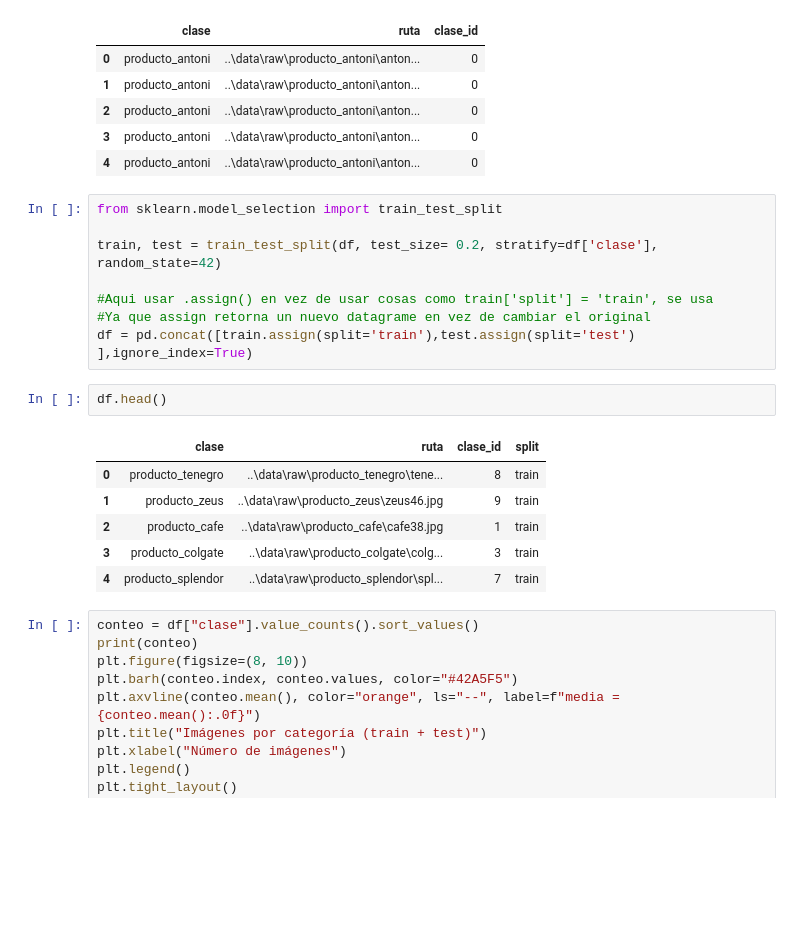
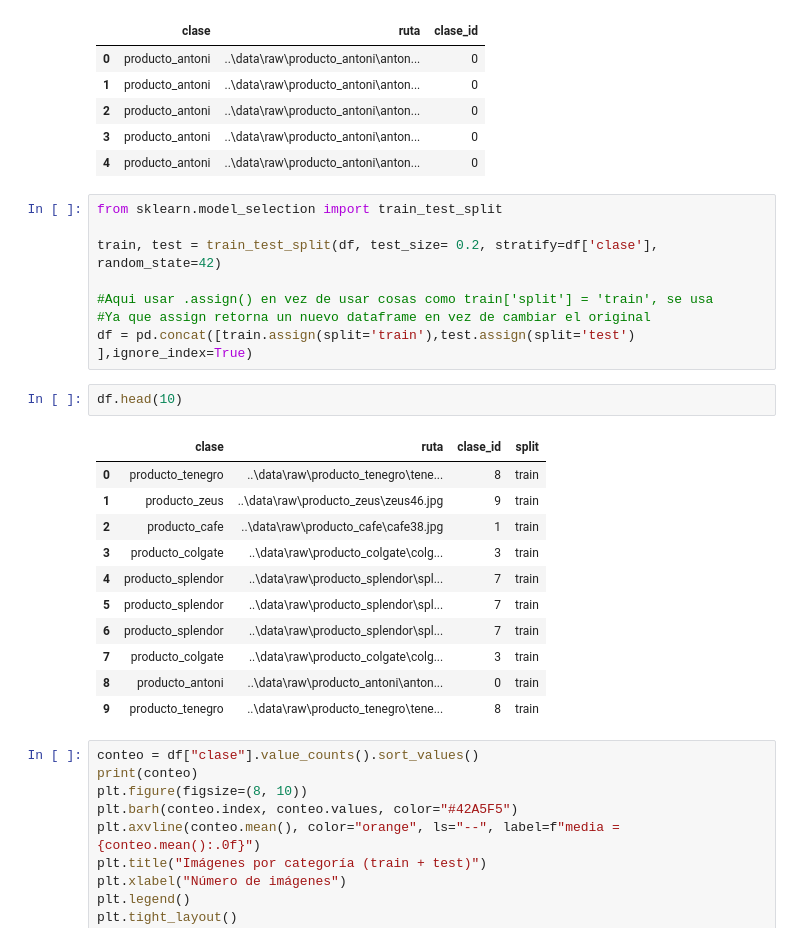
Before and after one commit to Alexis6am/Project_CV, a Jupyter notebook: notebooks/U1.ipynb, the cells around one changed output. Saved outputs shown, nothing was run; the diff lists cells and outputs as text; blank space fills up the shorter version.

```diff
--- a/notebooks/U1.ipynb
+++ b/notebooks/U1.ipynb
@@ -115,17 +115,22 @@ from sklearn.model_selection import train_test_split
 train, test = train_test_split(df, test_size= 0.2, stratify=df['clase'], random_state=42)
 
 #Aqui usar .assign() en vez de usar cosas como train['split'] = 'train', se usa
-#Ya que assign retorna un nuevo datagrame en vez de cambiar el original
+#Ya que assign retorna un nuevo dataframe en vez de cambiar el original
 df = pd.concat([train.assign(split='train'),test.assign(split='test') ],ignore_index=True)
 # %%
-df.head()
+df.head(10)
 # %% [output]
 |  | clase | ruta | clase_id | split |
 | 0 | producto_tenegro | ..\data\raw\producto_tenegro\tene... | 8 | train |
 | 1 | producto_zeus | ..\data\raw\producto_zeus\zeus46.jpg | 9 | train |
 | 2 | producto_cafe | ..\data\raw\producto_cafe\cafe38.jpg | 1 | train |
 | 3 | producto_colgate | ..\data\raw\producto_colgate\colg... | 3 | train |
 | 4 | producto_splendor | ..\data\raw\producto_splendor\spl... | 7 | train |
+| 5 | producto_splendor | ..\data\raw\producto_splendor\spl... | 7 | train |
+| 6 | producto_splendor | ..\data\raw\producto_splendor\spl... | 7 | train |
+| 7 | producto_colgate | ..\data\raw\producto_colgate\colg... | 3 | train |
+| 8 | producto_antoni | ..\data\raw\producto_antoni\anton... | 0 | train |
+| 9 | producto_tenegro | ..\data\raw\producto_tenegro\tene... | 8 | train |
 # %%
 conteo = df["clase"].value_counts().sort_values()
 print(conteo)
```
Also changed, not shown: parts of 9 cells of this notebook, 2 other files.
